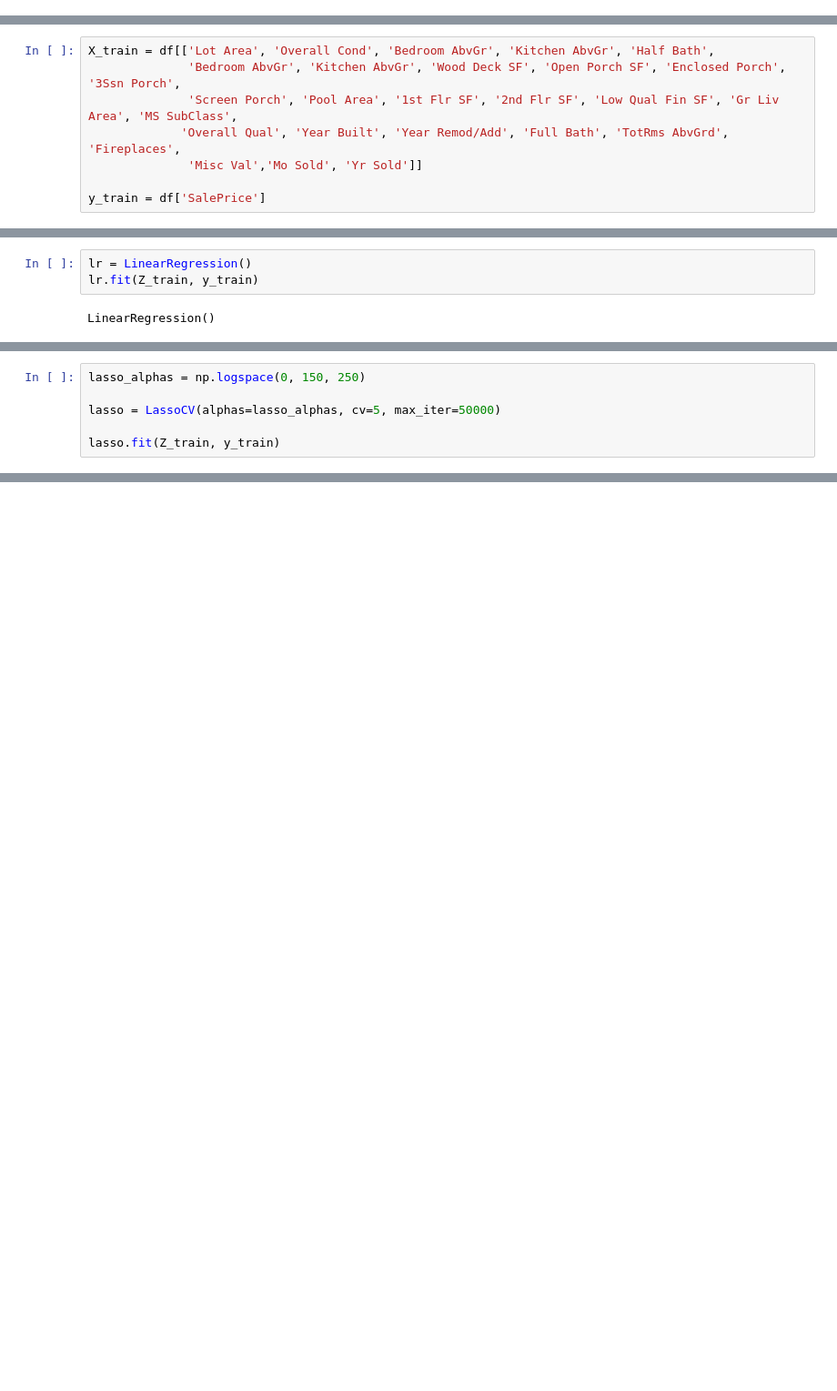
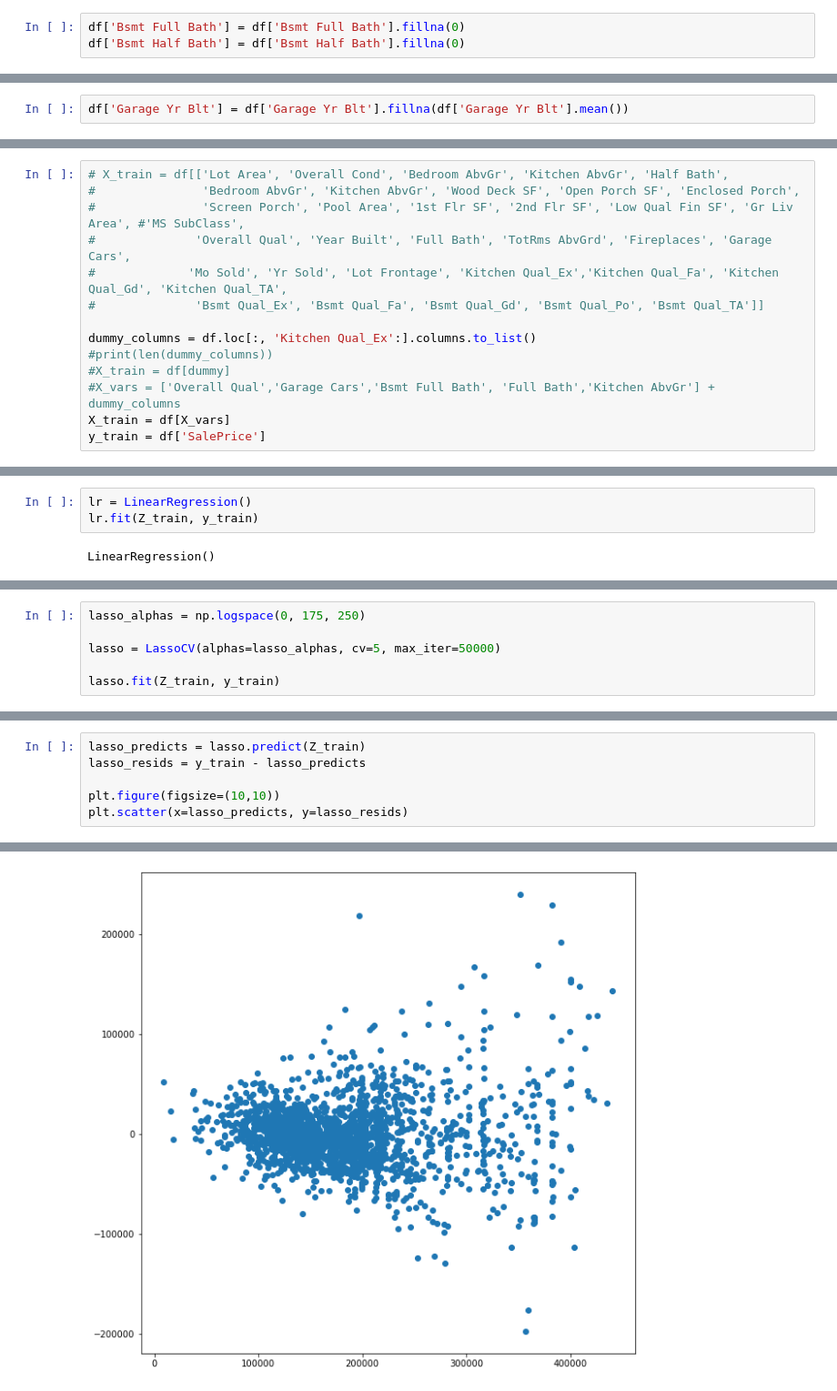
Before and after one commit to ethankuehl/Kaggle_housing_price_predictor, a Jupyter notebook: Ethan-Kuehl-Project-2.ipynb, the cells around one changed output, grey strips where cells are left out. Shown at 91% size. Cells and saved outputs as stored; diff of their text form; blank space fills up the shorter version.

```diff
--- a/Ethan-Kuehl-Project-2.ipynb
+++ b/Ethan-Kuehl-Project-2.ipynb
@@ -93,0 +326,3 @@ df[df['Lot Frontage'].isna()]
+# %%
+df['Bsmt Full Bath'] = df['Bsmt Full Bath'].fillna(0)
+df['Bsmt Half Bath'] = df['Bsmt Half Bath'].fillna(0)
@@ -94,3 +350,5 @@ df[df['Lot Frontage'].isna()]
+# %%
+df['Garage Yr Blt'] = df['Garage Yr Blt'].fillna(df['Garage Yr Blt'].mean())
 # %%
 # Number of features that can be used as predictors
 np.sqrt(2051)
@@ -99,8 +369,14 @@ np.sqrt(2051)
 # %%
-X_train = df[['Lot Area', 'Overall Cond', 'Bedroom AbvGr', 'Kitchen AbvGr', 'Half Bath',
-              'Bedroom AbvGr', 'Kitchen AbvGr', 'Wood Deck SF', 'Open Porch SF', 'Enclosed Porch', '3Ssn Porch',
-              'Screen Porch', 'Pool Area', '1st Flr SF', '2nd Flr SF', 'Low Qual Fin SF', 'Gr Liv Area', 'MS SubClass',
-             'Overall Qual', 'Year Built', 'Year Remod/Add', 'Full Bath', 'TotRms AbvGrd', 'Fireplaces',
-              'Misc Val','Mo Sold', 'Yr Sold']]
+# X_train = df[['Lot Area', 'Overall Cond', 'Bedroom AbvGr', 'Kitchen AbvGr', 'Half Bath',
+#               'Bedroom AbvGr', 'Kitchen AbvGr', 'Wood Deck SF', 'Open Porch SF', 'Enclosed Porch',
+#               'Screen Porch', 'Pool Area', '1st Flr SF', '2nd Flr SF', 'Low Qual Fin SF', 'Gr Liv Area', #'MS SubClass',
+#              'Overall Qual', 'Year Built', 'Full Bath', 'TotRms AbvGrd', 'Fireplaces', 'Garage Cars',
+#             'Mo Sold', 'Yr Sold', 'Lot Frontage', 'Kitchen Qual_Ex','Kitchen Qual_Fa', 'Kitchen Qual_Gd', 'Kitchen Qual_TA',
+#              'Bsmt Qual_Ex', 'Bsmt Qual_Fa', 'Bsmt Qual_Gd', 'Bsmt Qual_Po', 'Bsmt Qual_TA']]
 
+dummy_columns = df.loc[:, 'Kitchen Qual_Ex':].columns.to_list()
+#print(len(dummy_columns))
+#X_train = df[dummy]
+#X_vars = ['Overall Qual','Garage Cars','Bsmt Full Bath', 'Full Bath','Kitchen AbvGr'] + dummy_columns
+X_train = df[X_vars]
 y_train = df['SalePrice']
@@ -128,5 +548,5 @@ X_test = df_test[['Lot Area', 'Overall Cond', 'Bedroom AbvGr', 'Kitchen AbvGr',
 # %%
-lasso_alphas = np.logspace(0, 150, 250)
+lasso_alphas = np.logspace(0, 175, 250)
 
 lasso = LassoCV(alphas=lasso_alphas, cv=5, max_iter=50000)
 
@@ -153,0 +574,7 @@ lasso.score(Z_train, y_train)
+# %%
+lasso_predicts = lasso.predict(Z_train)
+lasso_resids = y_train - lasso_predicts
+
+plt.figure(figsize=(10,10))
+plt.scatter(x=lasso_predicts, y=lasso_resids)
+# %% [output]
@@ -153,0 +582 @@ lasso.score(Z_train, y_train)
+[figure, added]
```
Also changed, not shown: parts of 74 cells of this notebook, 11 other files.
